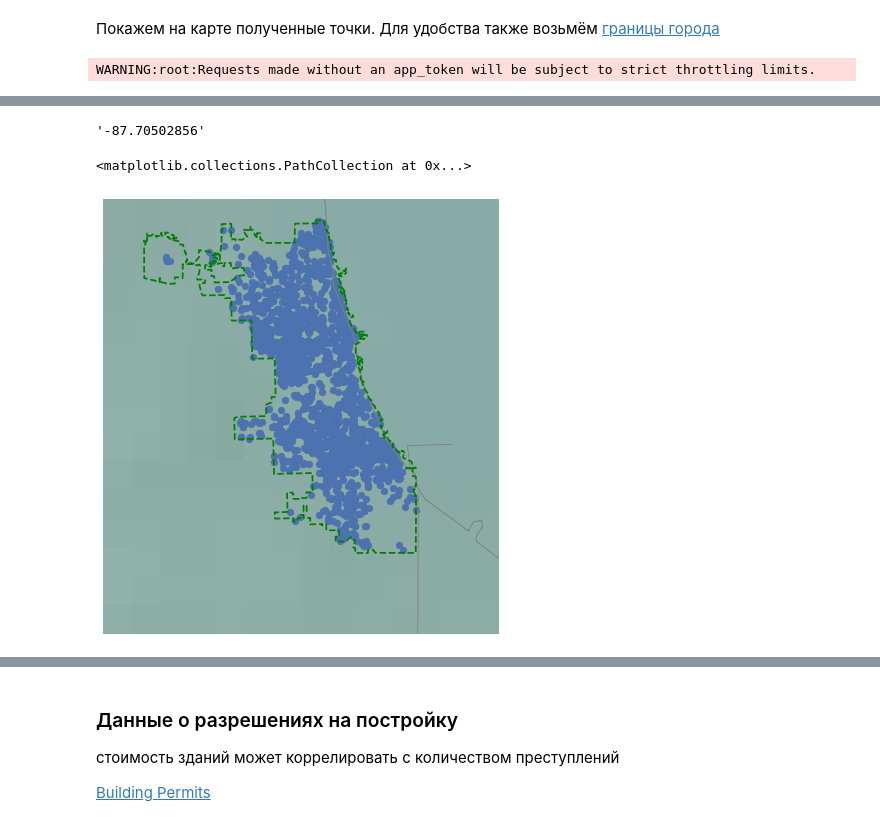
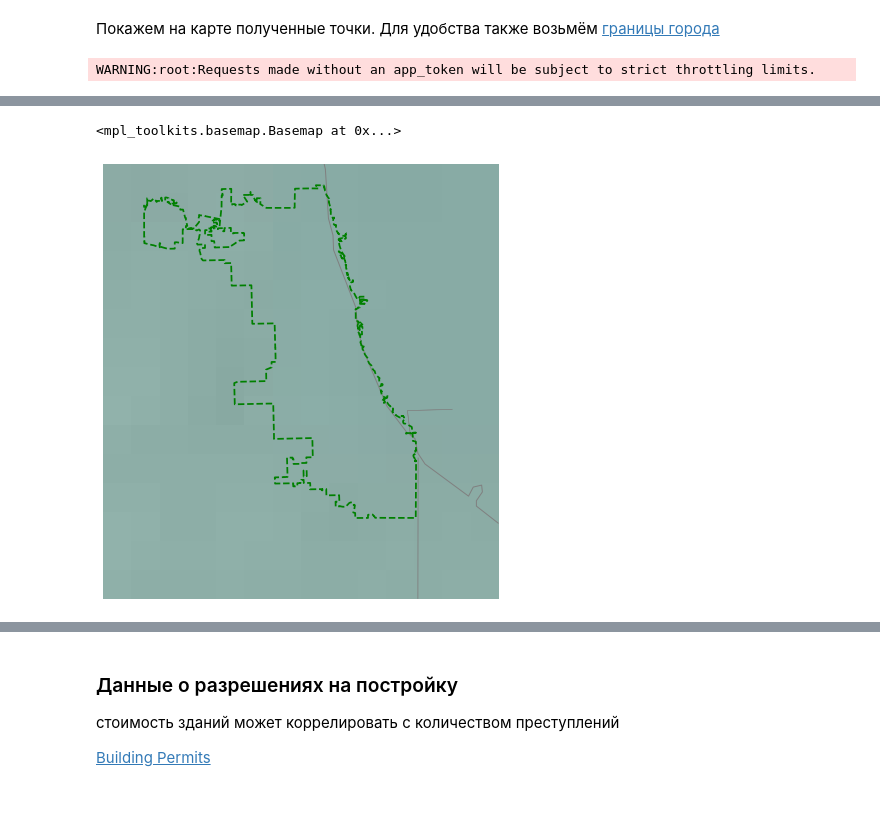
Before and after one commit to ankokovin/MyMLNotebooks, a Jupyter notebook: MLGroupProject.ipynb, the cells around one changed output, grey strips where cells are left out. Drawn from its saved outputs; the diff is of its cells as text; code cells hidden in the pictures.

```diff
--- a/MLGroupProject.ipynb
+++ b/MLGroupProject.ipynb
@@ -174,6 +259,9 @@ WARNING:root:Requests made without an app_token will be subject to strict thrott
 # %% [markdown]
 Покажем на карте полученные точки. Для удобства также возьмём [границы города](https://dev.socrata.com/foundry/data.cityofchicago.org/qqq8-j68g)
 # %%
+#@title Код получения информации о границе города через API а также отображения карты { display-mode: "form" }
+
+
 # Unauthenticated client only works with public data sets. Note 'None'
 # in place of application token, and no username or password:
 client = Socrata("data.cityofchicago.org", None)
@@ -190,5 +278,31 @@ city = client.get("qqq8-j68g", limit=2000)
 
 # Convert to pandas DataFrame
 city_MultyPoligon = pd.DataFrame.from_records(city)['the_geom'][0]['coordinates']
+
+#!apt-get install libgeos-3.5.0
+#!apt-get install libgeos-dev
+#!pip install https://github.com/matplotlib/basemap/archive/master.zip
+!pip install pyproj==1.9.6
+from mpl_toolkits.basemap import Basemap
+from matplotlib import pyplot as plt
+def map_of_chicago():
+  fig = plt.figure(figsize=(8, 8))
+  m = Basemap(projection='lcc', resolution='h',
+            lat_0=41.8, lon_0=-87.7,
+            width=5E4, height=5.5E4)
+  m.shadedrelief()
+  m.drawcoastlines(color='gray')
+  m.drawcountries(color='gray')
+  m.drawstates(color='gray')
+
+  for poly in city_MultyPoligon:
+    for lines in poly:
+      m.plot([float(x[0]) for x in lines],
+          [float(x[1]) for x in lines],
+           'g--',
+           latlon=True)
+  return m
+
+map_of_chicago()
 # %% [output]
 WARNING:root:Requests made without an app_token will be subject to strict throttling limits.
@@ -195,37 +310,2 @@ WARNING:root:Requests made without an app_token will be subject to strict thrott
+<mpl_toolkits.basemap.Basemap at 0x...>
+[figure, added]
-# %%
-list(crimes_df)
-crimes_df_located = crimes_df[pd.notnull(crimes_df['longitude'])]
-crimes_df_located['longitude'][0]
-# %% [output]
-'-87.70502856'
-# %%
-#!apt-get install libgeos-3.5.0
-#!apt-get install libgeos-dev
-#!pip install https://github.com/matplotlib/basemap/archive/master.zip
-#!pip install pyproj==1.9.6
-from mpl_toolkits.basemap import Basemap
-from matplotlib import pyplot as plt
-def map_of_chicago():
-  fig = plt.figure(figsize=(8, 8))
-  m = Basemap(projection='lcc', resolution='h',
-            lat_0=41.8, lon_0=-87.7,
-            width=5E4, height=5.5E4)
-  m.shadedrelief()
-  m.drawcoastlines(color='gray')
-  m.drawcountries(color='gray')
-  m.drawstates(color='gray')
-
-  for poly in city_MultyPoligon:
-    for lines in poly:
-      m.plot([float(x[0]) for x in lines],
-          [float(x[1]) for x in lines],
-           'g--',
-           latlon=True)
-  return m
-
-map_of_chicago().scatter(list(crimes_df_located['longitude'].astype(float)),
-          list(crimes_df_located['latitude'].astype(float)),
-         latlon=True)
-# %% [output]
-<matplotlib.collections.PathCollection at 0x...>
-[figure, removed]
```
Also changed, not shown: parts of 17 cells of this notebook.
